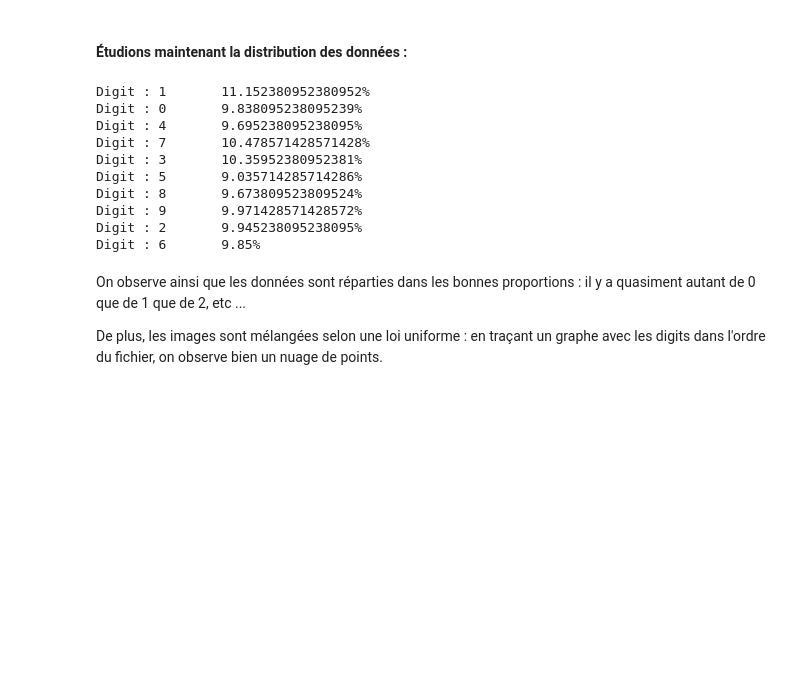
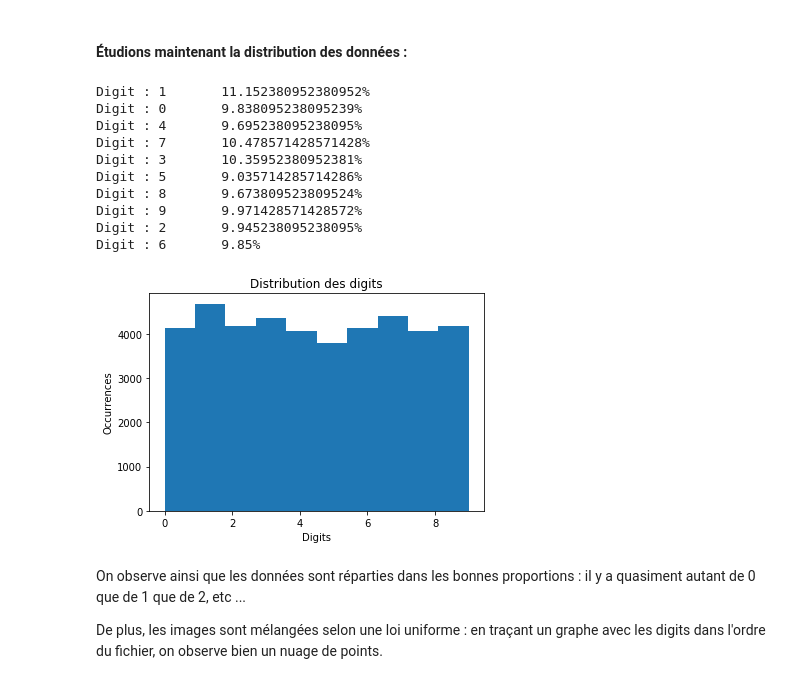
Before and after one commit to jnguyen1192/First-Kaggle-Notebook, a Jupyter notebook: kernel.ipynb, the cells around one changed output. Saved outputs shown, nothing was run; the diff lists cells and outputs as text; code cells hidden in the pictures; blank space fills up the shorter version.

```diff
--- a/kernel.ipynb
+++ b/kernel.ipynb
@@ -204,33 +204,40 @@ def getDigitDistribution(matrix):
 		if value in dict:
 			occurrences = dict[value]
 			occurrences += 1
 			dict[value] = occurrences
 
 		else:
 			dict[value] = 1
 
 	for value in dict:
 		occurrences = dict[value]
 		percentage = (occurrences * 100) / numberOfLines
 		dict[value] = percentage
 
 	return dict
 
 dict = getDigitDistribution(matrix)
 
 for i in dict:
 	print("Digit : " + str(i) + "\t" + str(dict[i]) + "%")
+
+plt.hist(Y, )
+plt.title("Distribution des digits")
+plt.xlabel("Digits")
+plt.ylabel("Occurrences")
+plt.show()
 # %% [output]
 Digit : 1       11.152380952380952%
 Digit : 0       9.838095238095239%
 Digit : 4       9.695238095238095%
 Digit : 7       10.478571428571428%
 Digit : 3       10.35952380952381%
 Digit : 5       9.035714285714286%
 Digit : 8       9.673809523809524%
 Digit : 9       9.971428571428572%
 Digit : 2       9.945238095238095%
 Digit : 6       9.85%
+[figure, added]
 # %% [markdown]
 On observe ainsi que les données sont réparties dans les bonnes proportions : il y a quasiment autant de 0 que de 1 que de 2, etc ...
 
```
Also changed, not shown: parts of 6 cells of this notebook.
